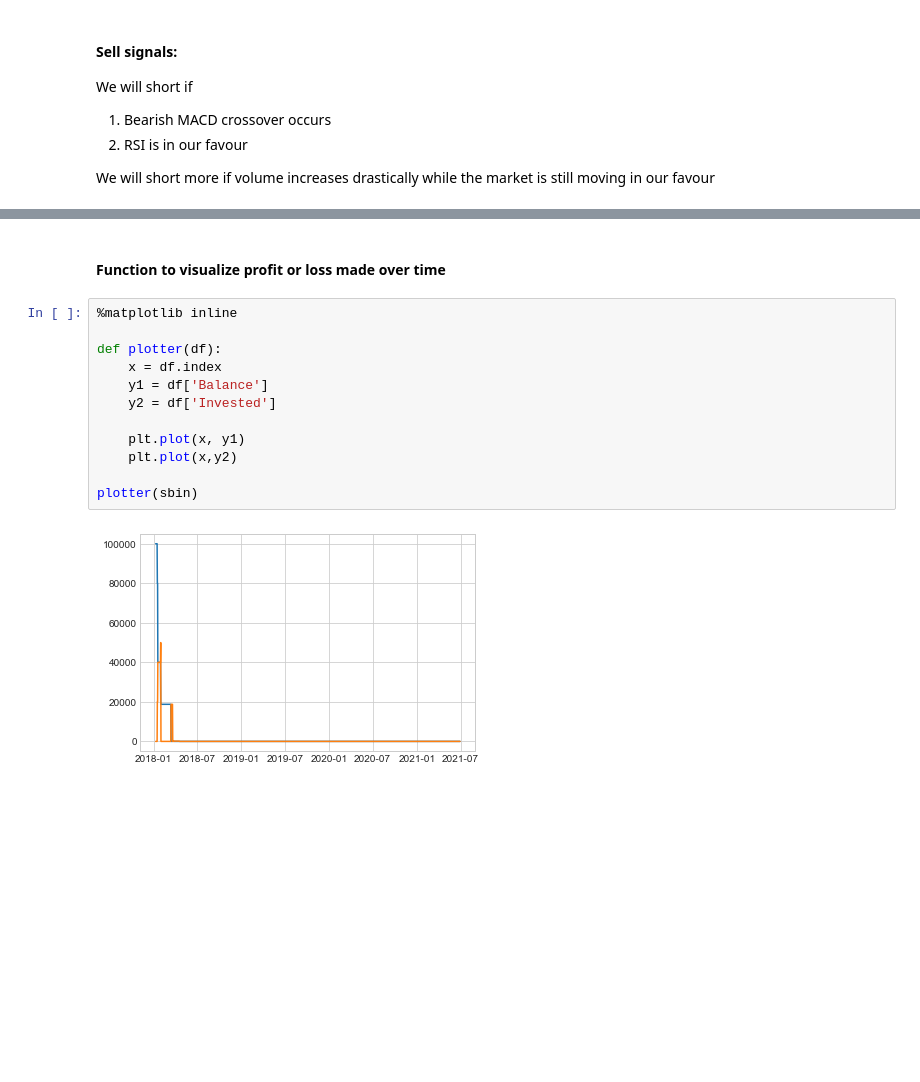
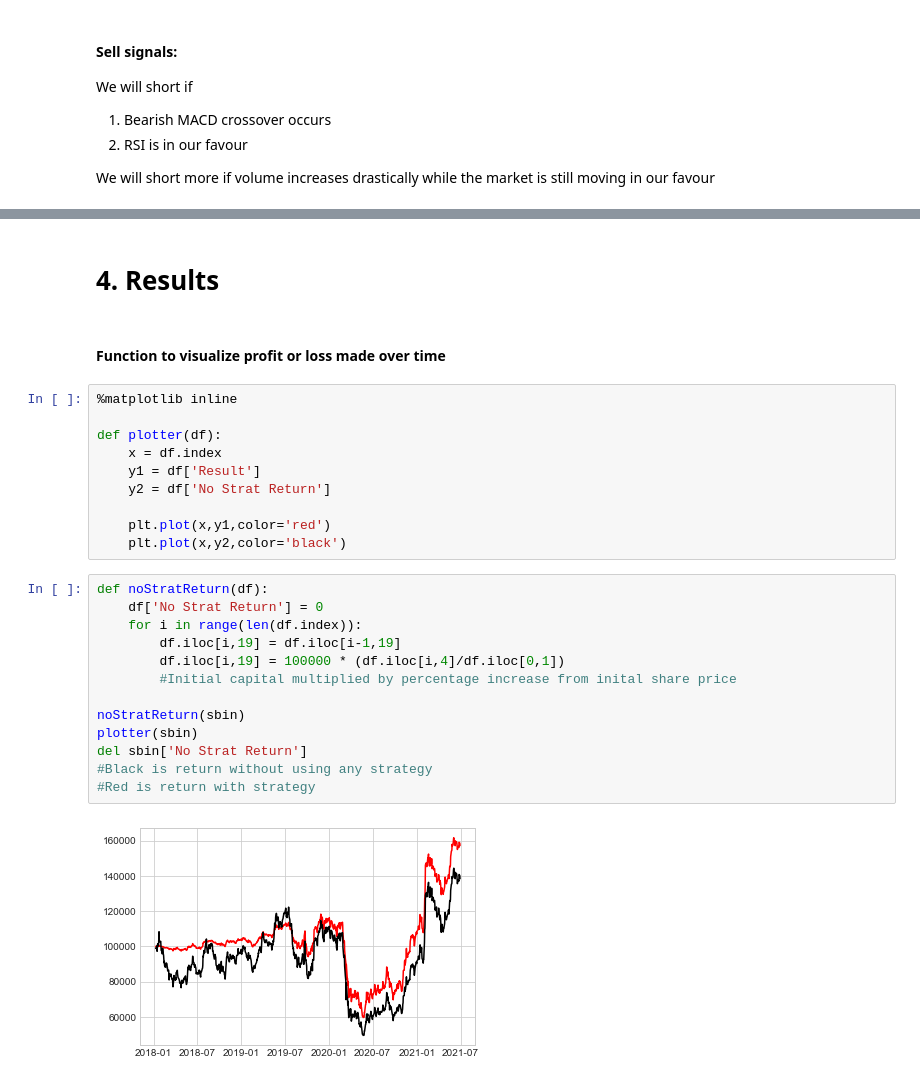
Before and after one commit to ajitcsn/TA_strat_backtest, a Jupyter notebook: Strategy.ipynb, the cells around one changed output, grey strips where cells are left out. Drawn from its saved outputs; the diff is of its cells as text; blank space fills up the shorter version.

Commit message:
Fixed the issue with resetting invested amount, added buy and sell signals, included a test example

```diff
--- a/Strategy.ipynb
+++ b/Strategy.ipynb
@@ -400,3 +391,5 @@ Volume based trade
+# %% [markdown]
+# 4. Results
 # %% [markdown]
 #### Function to visualize profit or loss made over time
 # %%
@@ -404,12 +397,23 @@ Volume based trade
 
 def plotter(df):
     x = df.index
-    y1 = df['Balance']
-    y2 = df['Invested']
+    y1 = df['Result']
+    y2 = df['No Strat Return']
 
-    plt.plot(x, y1)
-    plt.plot(x,y2)
-
-plotter(sbin)
+    plt.plot(x,y1,color='red')
+    plt.plot(x,y2,color='black')
-# %% [output]
-[figure, removed]
+# %%
+def noStratReturn(df):
+    df['No Strat Return'] = 0
+    for i in range(len(df.index)):
+        df.iloc[i,19] = df.iloc[i-1,19]
+        df.iloc[i,19] = 100000 * (df.iloc[i,4]/df.iloc[0,1])
+        #Initial capital multiplied by percentage increase from inital share price
+
+noStratReturn(sbin)
+plotter(sbin)
+del sbin['No Strat Return']
+#Black is return without using any strategy
+#Red is return with strategy
+# %% [output]
+[figure, added]
```
Also changed, not shown: parts of 11 cells of this notebook.
